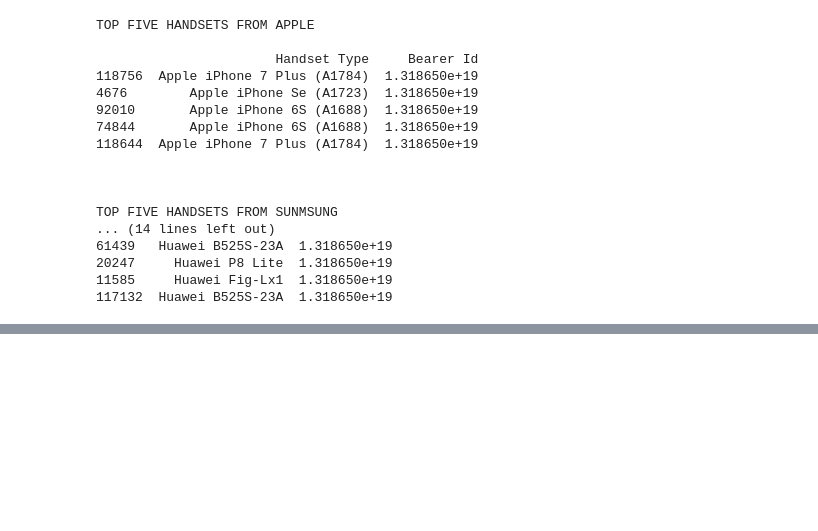
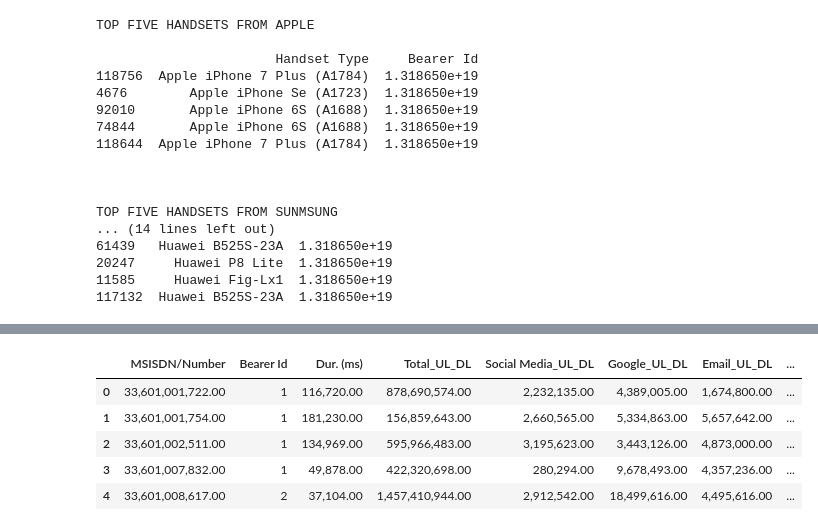
Before and after one commit to sel6/TellCo_Data_Analysis, a Jupyter notebook: notebooks/Data_Explore.ipynb, the cells around one changed output, grey strips where cells are left out. Saved outputs shown, nothing was run; the diff lists cells and outputs as text; code cells hidden in the pictures; blank space fills up the shorter version.

```diff
--- a/notebooks/Data_Explore.ipynb
+++ b/notebooks/Data_Explore.ipynb
@@ -251,0 +272,5 @@ TOP FIVE HANDSETS FROM SUNMSUNG
+# %%
+# extracting important variables from the cleaned data
+column_name = ['Bearer Id','MSISDN/Number','Dur. (ms)','Total_UL_DL','Social Media_UL_DL','Google_UL_DL','Email_UL_DL','Youtube_UL_DL','Netflix_UL_DL','Gaming_UL_DL','Other_UL_DL']
+user = mod_db[column_name]
+user.head(2)
@@ -251,0 +281,13 @@ TOP FIVE HANDSETS FROM SUNMSUNG
+# %%
+# Aggregating per user the important columns
+
+XDR_agg = user.groupby('MSISDN/Number').agg({'Bearer Id':'count','Dur. (ms)':'sum','Total_UL_DL':'sum','Social Media_UL_DL':'sum','Google_UL_DL':'sum','Email_UL_DL':'sum','Youtube_UL_DL':'sum','Netflix_UL_DL':'sum','Gaming_UL_DL':'sum','Other_UL_DL':'sum'}).reset_index()
+XDR_agg['no_of_xdrsessions'] = user_agg['Bearer Id']
+XDR_agg.head(5)
+# %% [output]
+|  | MSISDN/Number | Bearer Id | Dur. (ms) | Total_UL_DL | Social Media_UL_DL | Google_UL_DL | Email_UL_DL | ... |
+| 0 | 33,601,001,722.00 | 1 | 116,720.00 | 878,690,574.00 | 2,232,135.00 | 4,389,005.00 | 1,674,800.00 | ... |
+| 1 | 33,601,001,754.00 | 1 | 181,230.00 | 156,859,643.00 | 2,660,565.00 | 5,334,863.00 | 5,657,642.00 | ... |
+| 2 | 33,601,002,511.00 | 1 | 134,969.00 | 595,966,483.00 | 3,195,623.00 | 3,443,126.00 | 4,873,000.00 | ... |
+| 3 | 33,601,007,832.00 | 1 | 49,878.00 | 422,320,698.00 | 280,294.00 | 9,678,493.00 | 4,357,236.00 | ... |
+| 4 | 33,601,008,617.00 | 2 | 37,104.00 | 1,457,410,944.00 | 2,912,542.00 | 18,499,616.00 | 4,495,616.00 | ... |
```
Also changed, not shown: parts of 4 cells of this notebook.
